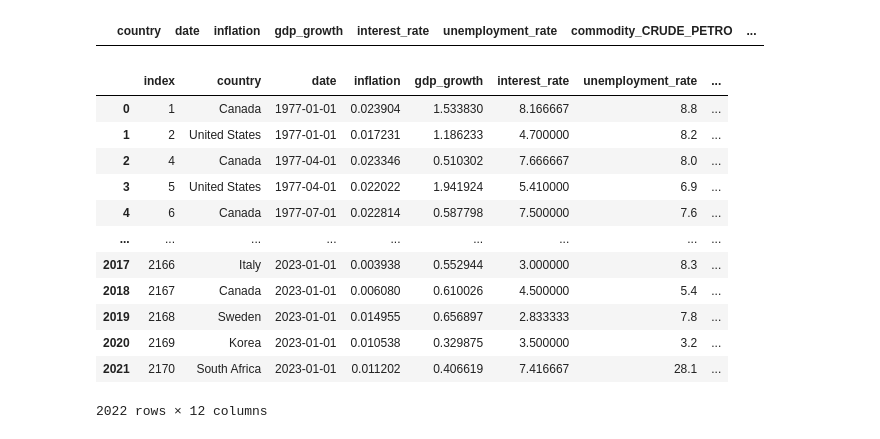
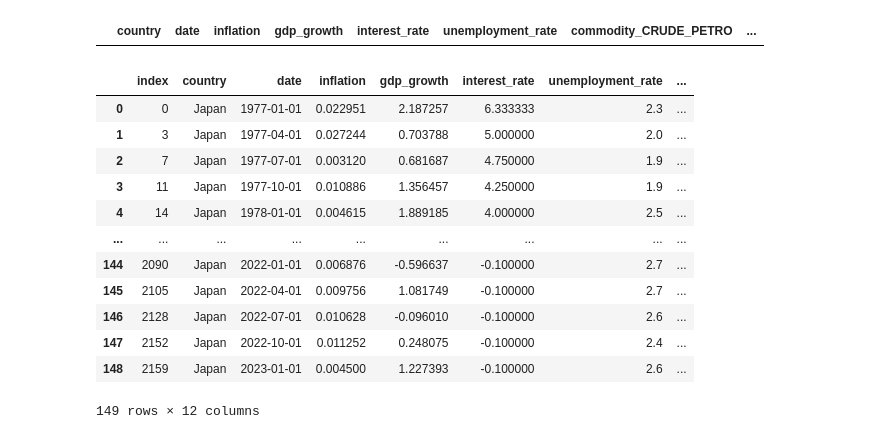
Before and after one commit to mvanaltvorst/seminar, a Jupyter notebook: notebooks/data/merged_data.ipynb, the cells around one changed output. Cells and saved outputs as stored; diff of their text form; code cells hidden in the pictures.

Commit message:
can select which countries to include

```diff
--- a/notebooks/data/merged_data.ipynb
+++ b/notebooks/data/merged_data.ipynb
@@ -190,19 +190,19 @@ dfs
 # %%
 from seminartools.data import read_merged
 
-d = read_merged(remove_countries = ["Japan"]).reset_index()
+d = read_merged(only_countries = ["Japan"]).reset_index()
 d
 # %% [output]
 |  | index | country | date | inflation | gdp_growth | interest_rate | unemployment_rate | ... |
-| 0 | 1 | Canada | 1977-01-01 | 0.023904 | 1.533830 | 8.166667 | 8.8 | ... |
-| 1 | 2 | United States | 1977-01-01 | 0.017231 | 1.186233 | 4.700000 | 8.2 | ... |
-| 2 | 4 | Canada | 1977-04-01 | 0.023346 | 0.510302 | 7.666667 | 8.0 | ... |
-| 3 | 5 | United States | 1977-04-01 | 0.022022 | 1.941924 | 5.410000 | 6.9 | ... |
-| 4 | 6 | Canada | 1977-07-01 | 0.022814 | 0.587798 | 7.500000 | 7.6 | ... |
+| 0 | 0 | Japan | 1977-01-01 | 0.022951 | 2.187257 | 6.333333 | 2.3 | ... |
+| 1 | 3 | Japan | 1977-04-01 | 0.027244 | 0.703788 | 5.000000 | 2.0 | ... |
+| 2 | 7 | Japan | 1977-07-01 | 0.003120 | 0.681687 | 4.750000 | 1.9 | ... |
+| 3 | 11 | Japan | 1977-10-01 | 0.010886 | 1.356457 | 4.250000 | 1.9 | ... |
+| 4 | 14 | Japan | 1978-01-01 | 0.004615 | 1.889185 | 4.000000 | 2.5 | ... |
 | ... | ... | ... | ... | ... | ... | ... | ... | ... |
-| 2017 | 2166 | Italy | 2023-01-01 | 0.003938 | 0.552944 | 3.000000 | 8.3 | ... |
-| 2018 | 2167 | Canada | 2023-01-01 | 0.006080 | 0.610026 | 4.500000 | 5.4 | ... |
-| 2019 | 2168 | Sweden | 2023-01-01 | 0.014955 | 0.656897 | 2.833333 | 7.8 | ... |
-| 2020 | 2169 | Korea | 2023-01-01 | 0.010538 | 0.329875 | 3.500000 | 3.2 | ... |
-| 2021 | 2170 | South Africa | 2023-01-01 | 0.011202 | 0.406619 | 7.416667 | 28.1 | ... |
+| 144 | 2090 | Japan | 2022-01-01 | 0.006876 | -0.596637 | -0.100000 | 2.7 | ... |
+| 145 | 2105 | Japan | 2022-04-01 | 0.009756 | 1.081749 | -0.100000 | 2.7 | ... |
+| 146 | 2128 | Japan | 2022-07-01 | 0.010628 | -0.096010 | -0.100000 | 2.6 | ... |
+| 147 | 2152 | Japan | 2022-10-01 | 0.011252 | 0.248075 | -0.100000 | 2.4 | ... |
+| 148 | 2159 | Japan | 2023-01-01 | 0.004500 | 1.227393 | -0.100000 | 2.6 | ... |
-2022 rows × 12 columns
+149 rows × 12 columns
```
Also changed, not shown: 1 other file.
